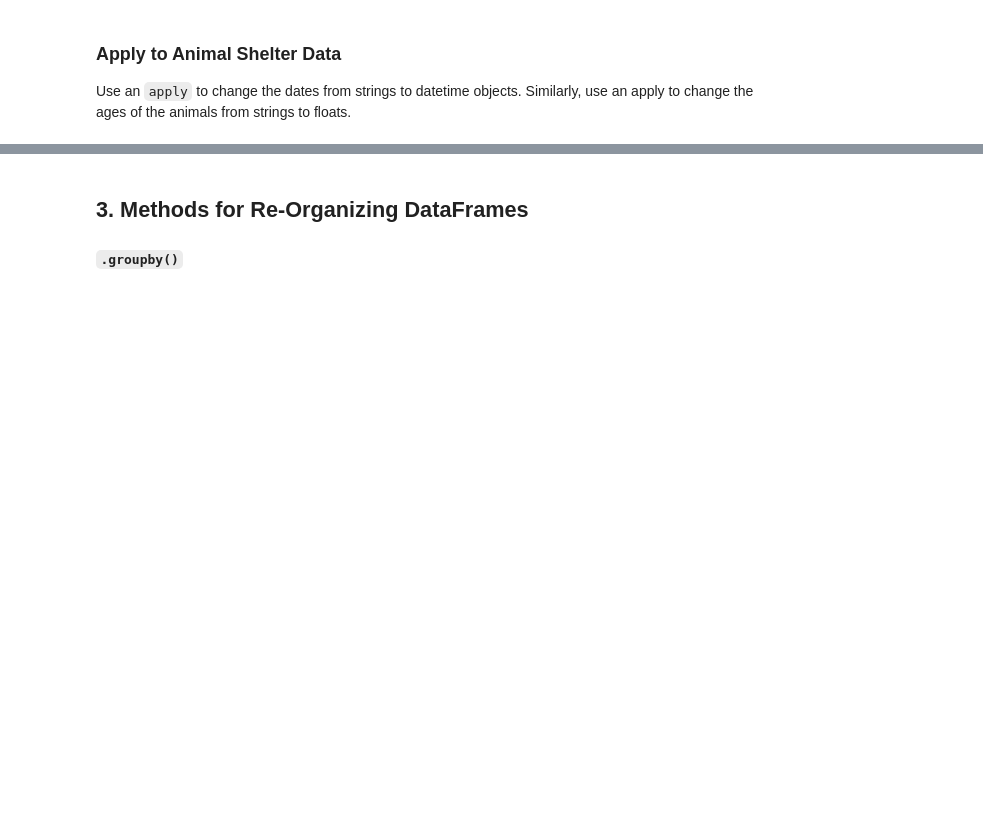
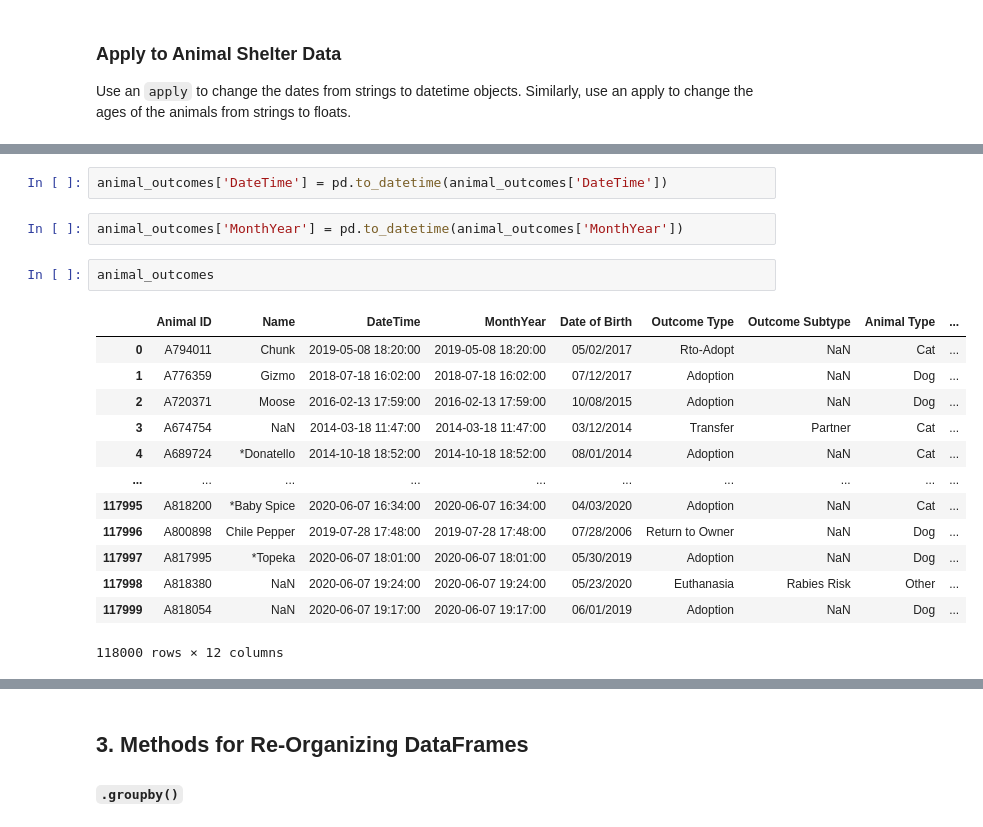
Before and after one commit to martazw/hbs-ds-060120, a Jupyter notebook: module-1/day-6-pandas-2/marta.ipynb, the cells around one changed output, grey strips where cells are left out. Cells and saved outputs as stored; diff of their text form; blank space fills up the shorter version.

```diff
--- a/module-1/day-6-pandas-2/marta.ipynb
+++ b/module-1/day-6-pandas-2/marta.ipynb
@@ -335,0 +411,20 @@ Use an `apply` to change the dates from strings to datetime objects. Similarly,
+# %%
+animal_outcomes['DateTime'] = pd.to_datetime(animal_outcomes['DateTime'])
+# %%
+animal_outcomes['MonthYear'] = pd.to_datetime(animal_outcomes['MonthYear'])
+# %%
+animal_outcomes
+# %% [output]
+|  | Animal ID | Name | DateTime | MonthYear | Date of Birth | Outcome Type | Outcome Subtype | Animal Type | ... |
+| 0 | A794011 | Chunk | 2019-05-08 18:20:00 | 2019-05-08 18:20:00 | 05/02/2017 | Rto-Adopt | NaN | Cat | ... |
+| 1 | A776359 | Gizmo | 2018-07-18 16:02:00 | 2018-07-18 16:02:00 | 07/12/2017 | Adoption | NaN | Dog | ... |
+| 2 | A720371 | Moose | 2016-02-13 17:59:00 | 2016-02-13 17:59:00 | 10/08/2015 | Adoption | NaN | Dog | ... |
+| 3 | A674754 | NaN | 2014-03-18 11:47:00 | 2014-03-18 11:47:00 | 03/12/2014 | Transfer | Partner | Cat | ... |
+| 4 | A689724 | *Donatello | 2014-10-18 18:52:00 | 2014-10-18 18:52:00 | 08/01/2014 | Adoption | NaN | Cat | ... |
+| ... | ... | ... | ... | ... | ... | ... | ... | ... | ... |
+| 117995 | A818200 | *Baby Spice | 2020-06-07 16:34:00 | 2020-06-07 16:34:00 | 04/03/2020 | Adoption | NaN | Cat | ... |
+| 117996 | A800898 | Chile Pepper | 2019-07-28 17:48:00 | 2019-07-28 17:48:00 | 07/28/2006 | Return to Owner | NaN | Dog | ... |
+| 117997 | A817995 | *Topeka | 2020-06-07 18:01:00 | 2020-06-07 18:01:00 | 05/30/2019 | Adoption | NaN | Dog | ... |
+| 117998 | A818380 | NaN | 2020-06-07 19:24:00 | 2020-06-07 19:24:00 | 05/23/2020 | Euthanasia | Rabies Risk | Other | ... |
+| 117999 | A818054 | NaN | 2020-06-07 19:17:00 | 2020-06-07 19:17:00 | 06/01/2019 | Adoption | NaN | Dog | ... |
+118000 rows × 12 columns
```
Also changed, not shown: parts of 27 cells of this notebook.
